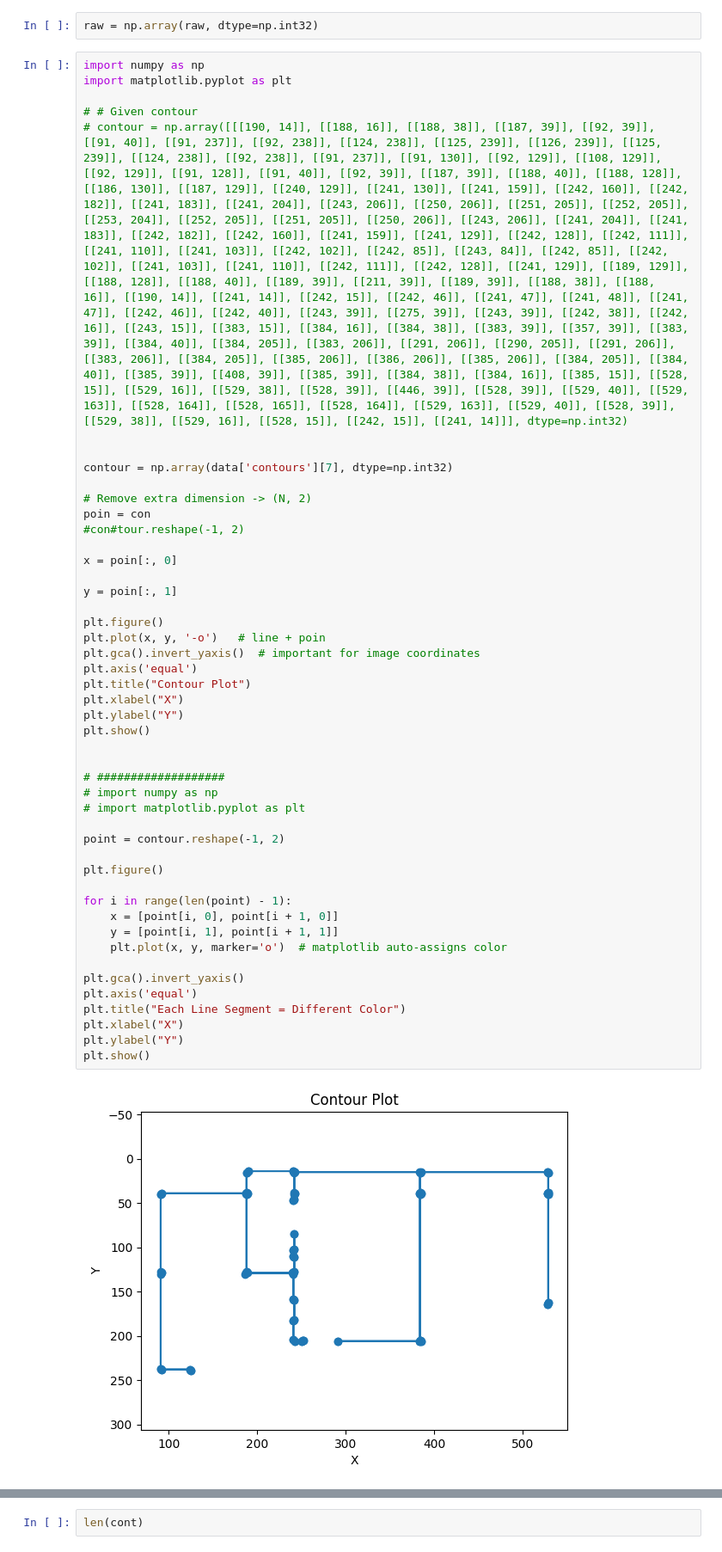
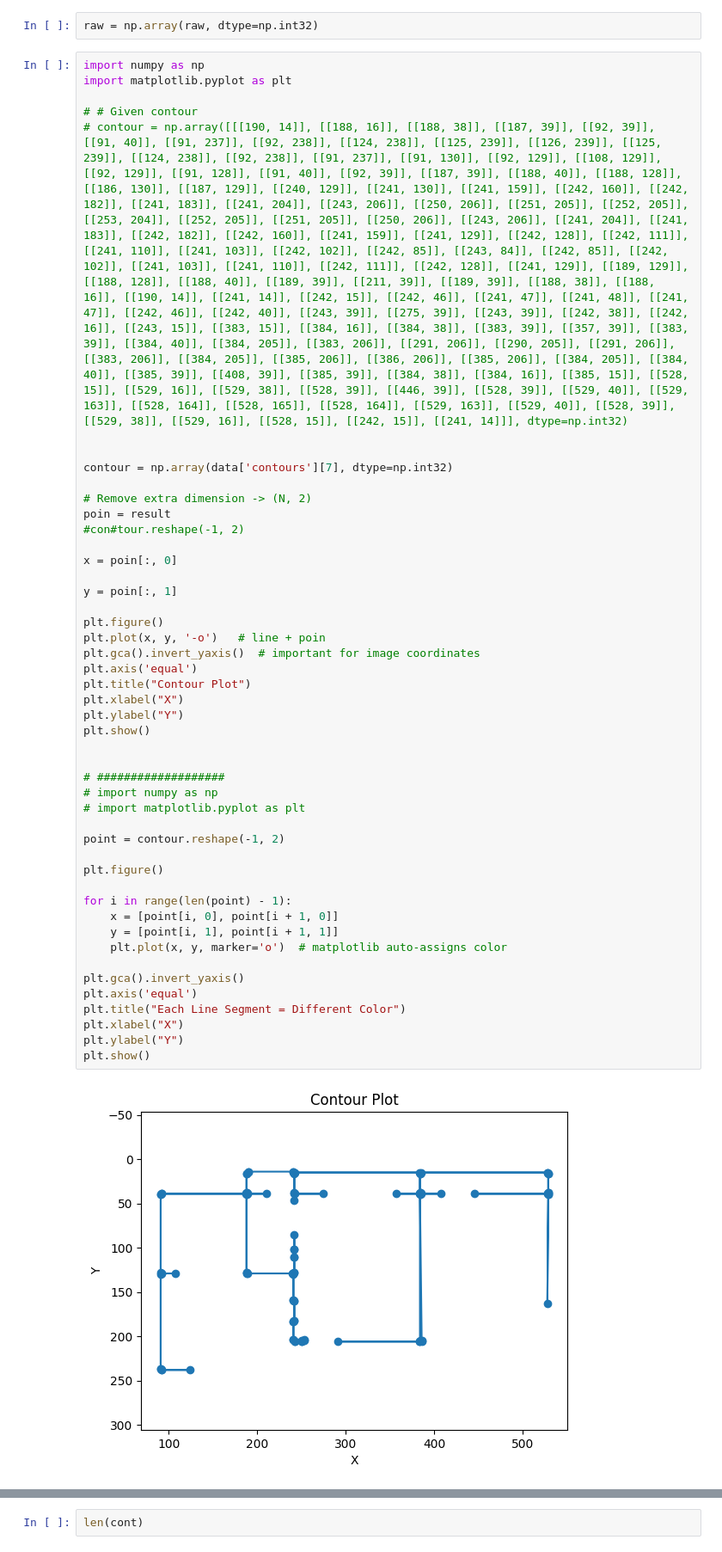
Before and after one commit to mayank-lr/opencv-test, a Jupyter notebook: note copy.ipynb, the cells around one changed output, grey strips where cells are left out. Shown at 86% size. Cells and saved outputs as stored; diff of their text form.

```diff
--- a/note copy.ipynb
+++ b/note copy.ipynb
@@ -577,7 +559,7 @@ import matplotlib.pyplot as plt
 contour = np.array(data['contours'][7], dtype=np.int32)
 
 # Remove extra dimension -> (N, 2)
-poin = con
+poin = result
 #con#tour.reshape(-1, 2)
 
 x = poin[:, 0]
@@ -587,34 +569,34 @@ y = poin[:, 1]
 plt.figure()
 plt.plot(x, y, '-o')   # line + poin
 plt.gca().invert_yaxis()  # important for image coordinates
 plt.axis('equal')
 plt.title("Contour Plot")
 plt.xlabel("X")
 plt.ylabel("Y")
 plt.show()
 
 
 # ###################
 # import numpy as np
 # import matplotlib.pyplot as plt
 
 point = contour.reshape(-1, 2)
 
 plt.figure()
 
 for i in range(len(point) - 1):
     x = [point[i, 0], point[i + 1, 0]]
     y = [point[i, 1], point[i + 1, 1]]
     plt.plot(x, y, marker='o')  # matplotlib auto-assigns color
 
 plt.gca().invert_yaxis()
 plt.axis('equal')
 plt.title("Each Line Segment = Different Color")
 plt.xlabel("X")
 plt.ylabel("Y")
 plt.show()
 # %% [output]
-[figure, old version]
+[figure, new version]
 [figure]
 # %%
 len(cont)
```
Also changed, not shown: parts of 21 cells of this notebook, 20 other files.
